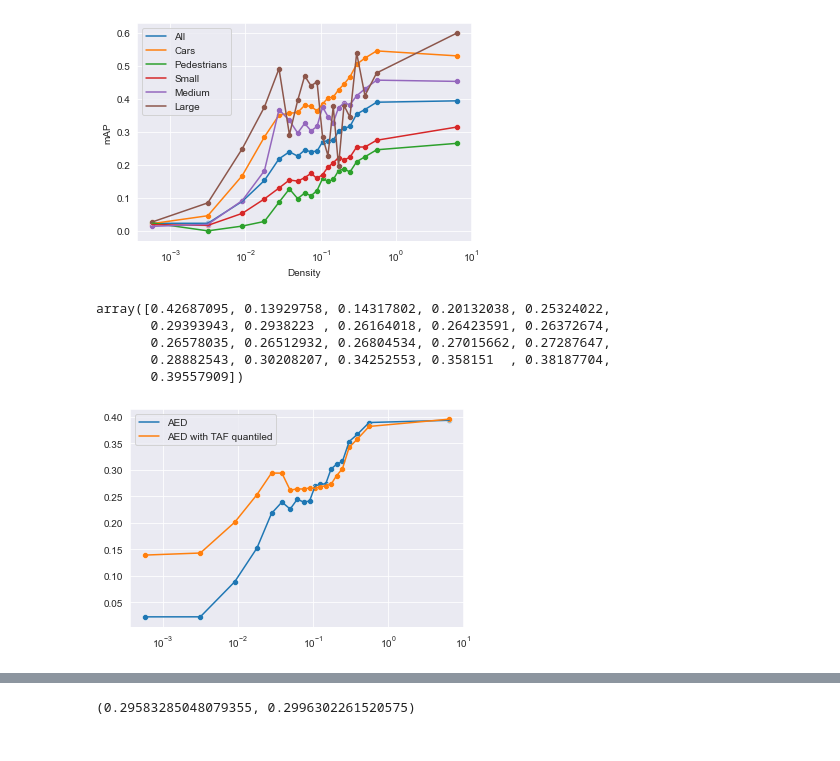
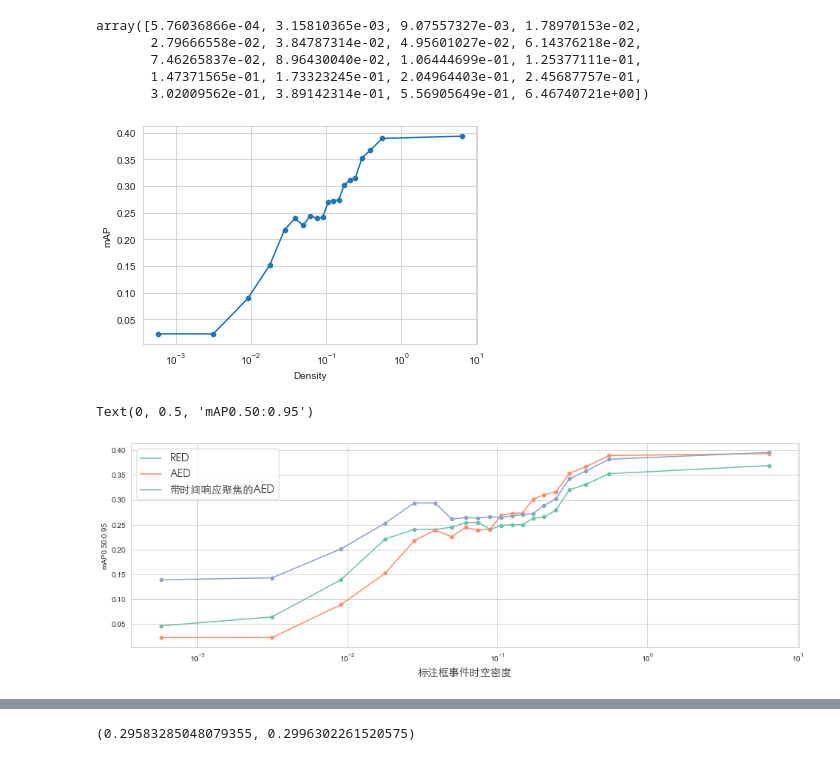
Before and after one commit to HarmoniaLeo/prophesee-automotive-dataset-toolbox, a Jupyter notebook: experiments3.ipynb, the cells around one changed output, grey strips where cells are left out. Drawn from its saved outputs; the diff is of its cells as text; code cells hidden in the pictures.

```diff
--- a/experiments3.ipynb
+++ b/experiments3.ipynb
@@ -5,6 +5,14 @@ bins = [0.0,0.0011520737327188,0.00516413355987379,0.0129870129870129,0.02280701
         0.0438311688311688,0.05528903662127343,0.0675862068965517,0.08166696043869952,0.0976190476190476,0.1152703505644682,0.1354838709677419,
         0.1592592592592592,0.18738723064081914,0.22254157465536067,0.268833938838848,0.3351851851851852,0.44309944371680665,0.6707118544277014,12.264102564102563]
 bins = (np.array(bins[1:])+np.array(bins[:-1]))/2
+# %%
+bins
+# %% [output]
+array([5.76036866e-04, 3.15810365e-03, 9.07557327e-03, 1.78970153e-02,
+       2.79666558e-02, 3.84787314e-02, 4.95601027e-02, 6.14376218e-02,
+       7.46265837e-02, 8.96430040e-02, 1.06444699e-01, 1.25377111e-01,
+       1.47371565e-01, 1.73323245e-01, 2.04964403e-01, 2.45687757e-01,
+       3.02009562e-01, 3.89142314e-01, 5.56905649e-01, 6.46740721e+00])
 # %%
 all = [0.3860272469220892, 0.022831017813732903, 0.022868782888830628, 0.08915895366350245
 , 0.15251760232034722, 0.2178277389288567, 0.23927023087400698, 0.22603793276162584, 0.24445420240301, 0.23947535703930292, 0.24101790232263534, 0.2697380865207779, 0.27280436133389097,
@@ -35,21 +43,11 @@ pers_large = [0.37231193043215804, -1.0, -1.0, -1.0, -1.0, -1.0, -1.0, -1.0, -1.
 import seaborn as sns
 import matplotlib.pyplot as plt
 
-sns.set_style("darkgrid")
-sns.lineplot(bins,all[1:],label="All")
+sns.set_style("whitegrid")
+sns.lineplot(bins,all[1:])
 sns.scatterplot(bins,all[1:])
-sns.lineplot(bins,cars[1:],label="Cars")
-sns.scatterplot(bins,cars[1:])
-sns.lineplot(bins,pers[1:],label="Pedestrians")
-sns.scatterplot(bins,pers[1:])
-sns.lineplot(bins,small[1:],label="Small")
-sns.scatterplot(bins,small[1:])
-sns.lineplot(bins,medium[1:],label="Medium")
-sns.scatterplot(bins,medium[1:])
-sns.lineplot(bins,large[1:],label="Large")
-sns.scatterplot(bins,large[1:])
 plt.xlabel("Density")
 plt.ylabel("mAP")
 plt.xscale("log")
 # %% [output]
-[figure, old version]
+[figure, new version]
@@ -58,16 +54,24 @@ quantiled = np.load("/Users/harmonialeo/Downloads/taf_se_quantiled/summarise.npz
-# %%
-quantiled["all"]
-# %% [output]
-array([0.42687095, 0.13929758, 0.14317802, 0.20132038, 0.25324022,
-       0.29393943, 0.2938223 , 0.26164018, 0.26423591, 0.26372674,
-       0.26578035, 0.26512932, 0.26804534, 0.27015662, 0.27287647,
-       0.28882543, 0.30208207, 0.34252553, 0.358151  , 0.38187704,
-       0.39557909])
+# %%
+quantiled = np.load("/Users/harmonialeo/Downloads/taf_se_quantiled/summarise.npz")
+minmax = np.load("/Users/harmonialeo/Downloads/taf_se_minmax/summarise.npz")
+leaky = np.load("/Users/harmonialeo/Downloads/taf_se_leaky/summarise.npz")
+RED = np.load("/Users/harmonialeo/Downloads/summarise.npz")
 # %%
+from matplotlib.font_manager import FontProperties
+
+font = FontProperties(fname="STHeiti Light.ttc", size=14)
+plt.figure(figsize=(16, 5))
+sns.set_palette("Set2")
+sns.lineplot(bins,RED["alls"][1:],label="RED")
+sns.scatterplot(bins,RED["alls"][1:])
 sns.lineplot(bins,all[1:],label="AED")
 sns.scatterplot(bins,all[1:])
-sns.lineplot(bins,quantiled["all"][1:],label="AED with TAF quantiled")
+sns.lineplot(bins,quantiled["all"][1:],label="带时间响应聚焦的AED")
 sns.scatterplot(bins,quantiled["all"][1:])
 plt.xscale("log")
+plt.legend(prop=font)
+plt.xlabel("标注框事件时空密度",fontproperties=font)
+plt.ylabel("mAP0.50:0.95")
 # %% [output]
+Text(0, 0.5, 'mAP0.50:0.95')
-[figure, old version]
+[figure, new version]
```
Also changed, not shown: parts of 8 cells of this notebook, 5 other files.
